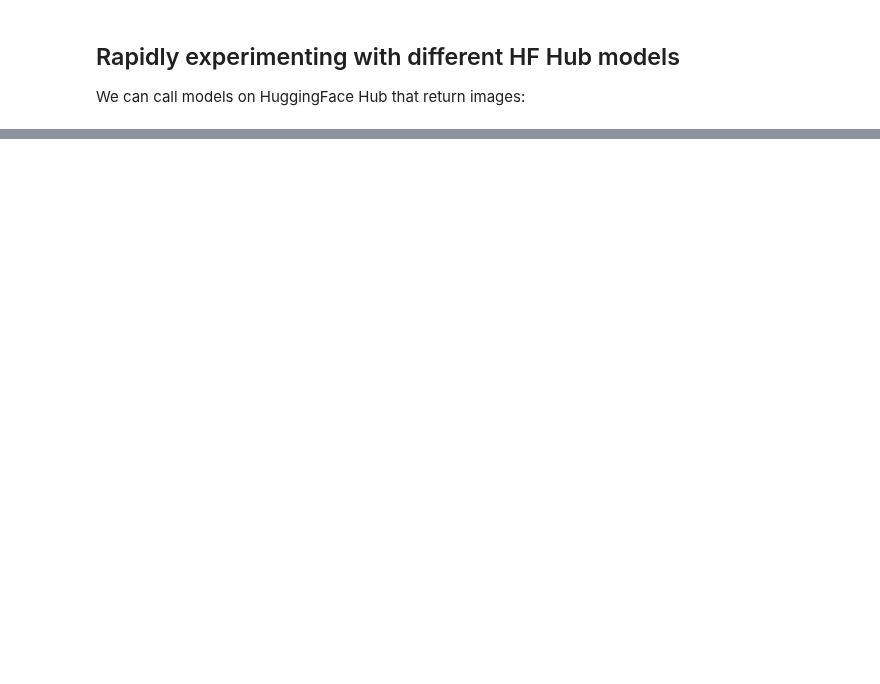
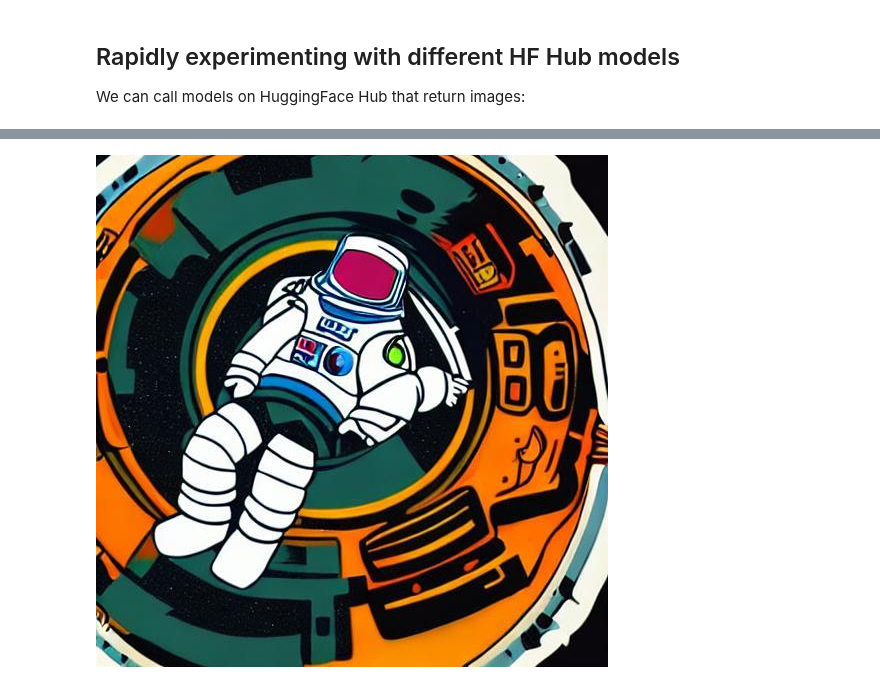
Before and after one commit to jupyterlab/jupyter-ai, a Jupyter notebook: examples/images.ipynb, the cells around one changed output, grey strips where cells are left out. Drawn from its saved outputs; the diff is of its cells as text; code cells hidden in the pictures; blank space fills up the shorter version.

Commit message:
Updates error handling, image generation example notebook

```diff
--- a/examples/images.ipynb
+++ b/examples/images.ipynb
@@ -10,0 +11,5 @@ It's an astronaut with a boombox
+# %%
+%%ai huggingface_hub:runwayml/stable-diffusion-v1-5 --format image
+It's an astronaut with a boombox
+# %% [output]
+[figure, added]
```
Also changed, not shown: parts of 2 cells of this notebook, 1 other file.
